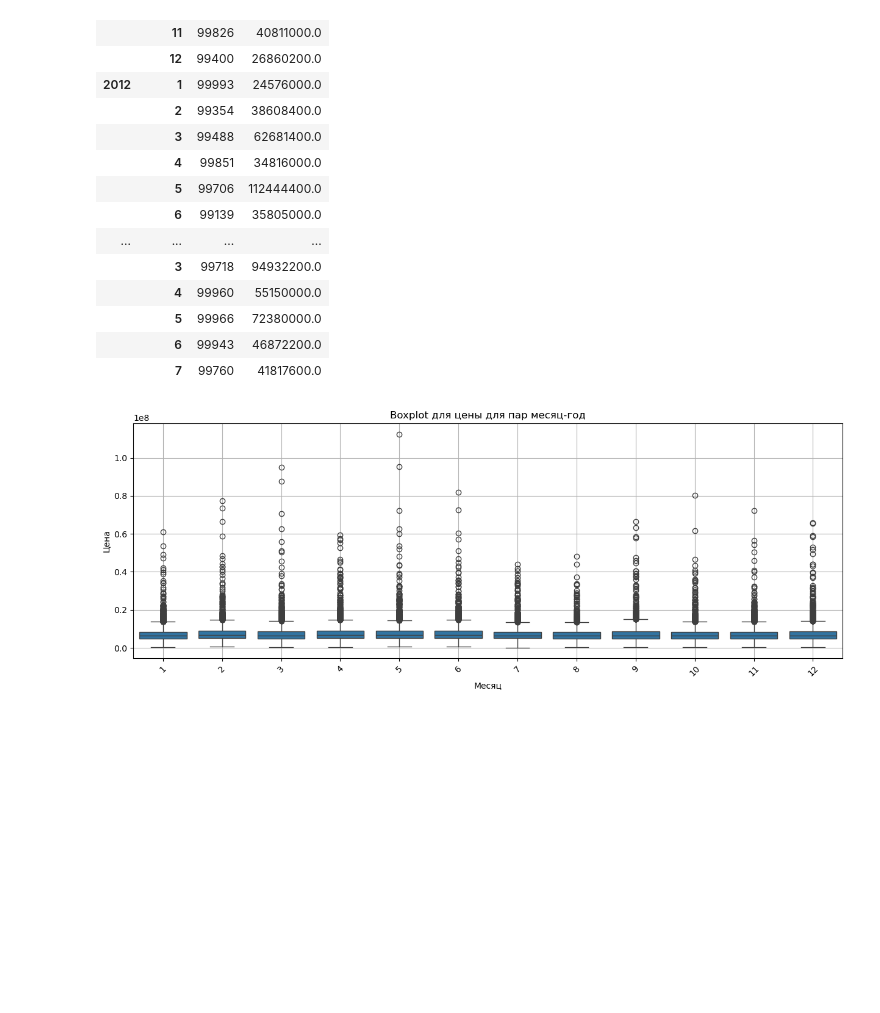
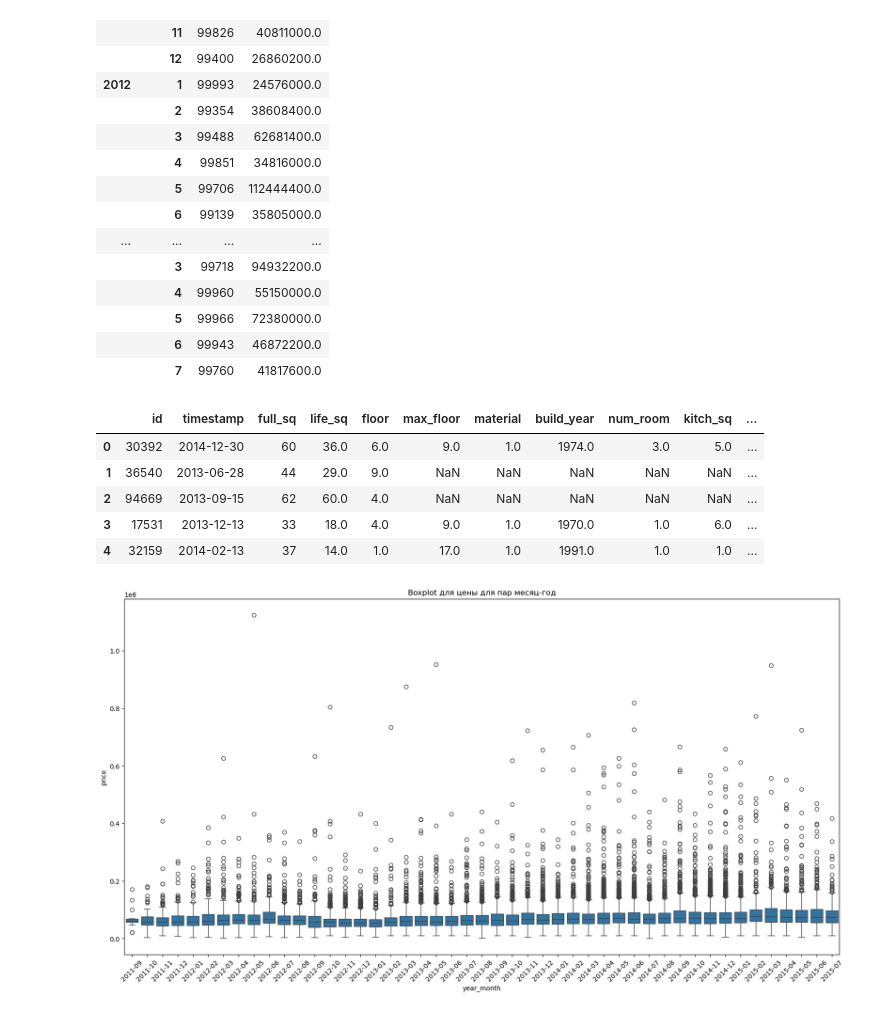
Before and after one commit to mic-icloud/ml-hard, a Jupyter notebook: 2-part/hw-1.ipynb, the cells around one changed output. Drawn from its saved outputs; the diff is of its cells as text; code cells hidden in the pictures; blank space fills up the shorter version.

Commit message:
boxplot price vs year_month

```diff
--- a/2-part/hw-1.ipynb
+++ b/2-part/hw-1.ipynb
@@ -103,14 +112,22 @@ df.groupby(['year', 'month'])[['id', 'price']].max()
 |  | 6 | 99943 | 46872200.0 |
 |  | 7 | 99760 | 41817600.0 |
 # %%
-# Построить boxplot для цены для пар месяц-год
-plt.figure(figsize=(15, 5))
-sns.boxplot(x='month', y='price', data=df.groupby(['year', 'month']).
-plt.title('Boxplot для цены для пар месяц-год')
-plt.xlabel('Месяц')
-plt.ylabel('Цена')
-plt.xticks(rotation=45)
-plt.grid()
-plt.show()
+# Построить boxplot для цены для пар месяц-год, расположить в одном графике
+# Построить boxplot для цены для пар месяц-год, расположить в одном графике
+df['year_month'] = df.apply(lambda x: f'{x.year}-{x.month:02d}', axis=1)
+df.head()
 # %% [output]
-[figure, removed]
+|  | id | timestamp | full_sq | life_sq | floor | max_floor | material | build_year | num_room | kitch_sq | ... |
+| 0 | 30392 | 2014-12-30 | 60 | 36.0 | 6.0 | 9.0 | 1.0 | 1974.0 | 3.0 | 5.0 | ... |
+| 1 | 36540 | 2013-06-28 | 44 | 29.0 | 9.0 | NaN | NaN | NaN | NaN | NaN | ... |
+| 2 | 94669 | 2013-09-15 | 62 | 60.0 | 4.0 | NaN | NaN | NaN | NaN | NaN | ... |
+| 3 | 17531 | 2013-12-13 | 33 | 18.0 | 4.0 | 9.0 | 1.0 | 1970.0 | 1.0 | 6.0 | ... |
+| 4 | 32159 | 2014-02-13 | 37 | 14.0 | 1.0 | 17.0 | 1.0 | 1991.0 | 1.0 | 1.0 | ... |
+# %%
+plt.figure(figsize=(20, 10))
+sns.boxplot(x='year_month', y='price', data=df.sort_values(by='year_month'))
+plt.xticks(rotation=45)
+plt.title('Boxplot для цены для пар месяц-год')
+plt.show()
+# %% [output]
+[figure, added]
```
Also changed, not shown: parts of 2 cells of this notebook, 1 other file.
